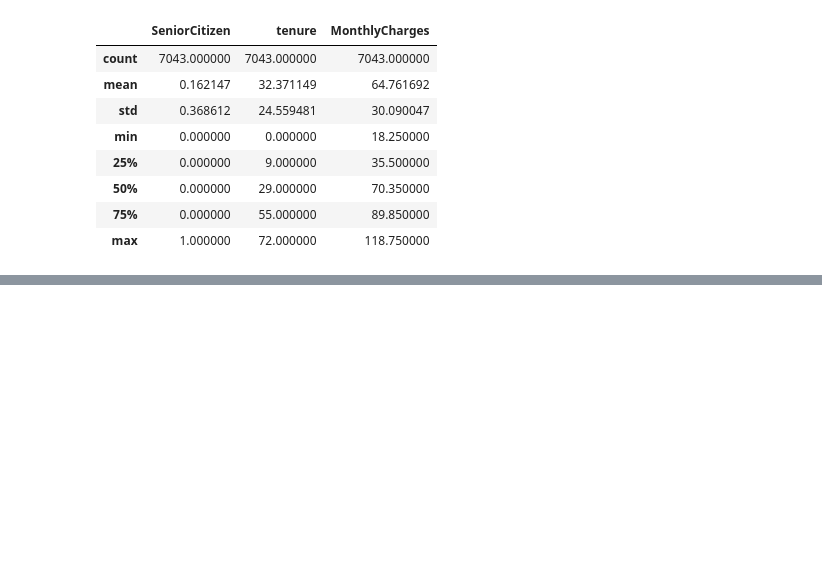
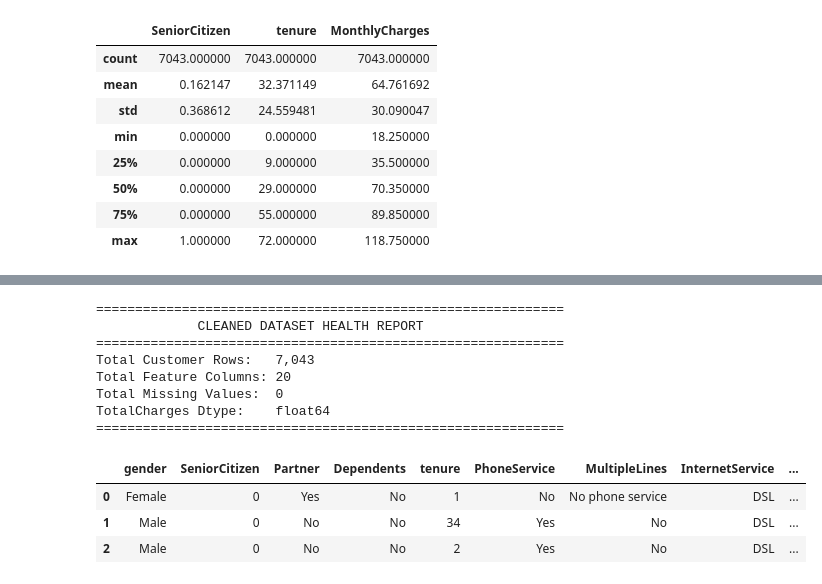
Before and after one commit to AsemaniJoshua/Retention-Analysis-Data-Science-Project, a Jupyter notebook: telco_customer_churn_analysis.ipynb, the cells around one changed output, grey strips where cells are left out. Drawn from its saved outputs; the diff is of its cells as text; code cells hidden in the pictures; blank space fills up the shorter version.

```diff
--- a/telco_customer_churn_analysis.ipynb
+++ b/telco_customer_churn_analysis.ipynb
@@ -282,0 +429,16 @@ In the next section, we will:
+# %%
+# ==============================================================================
+# STEP 2.4: REMOVE 'customerID' FROM OUR DATASET
+# ==============================================================================
+
+# Look at how many columns we have right now
+print(f"[BEFORE] Number of columns: {df.shape[1]}")
+
+# Drop the 'customerID' column.
+# axis=1 means 'drop a vertical column' (axis=0 would mean drop a horizontal row)
+df = df.drop(columns=['customerID'])
+
+# Look at how many columns we have now
+print(f"[AFTER]  Number of columns: {df.shape[1]}")
+print(f"[INFO] New list of columns ({len(df.columns)} total):")
+print(list(df.columns))
@@ -282,0 +458,29 @@ In the next section, we will:
+# %%
+# ==============================================================================
+# STEP 2.5: DATA INTEGRITY & SANITY CHECK
+# ==============================================================================
+
+print("="*60)
+print("             CLEANED DATASET HEALTH REPORT             ")
+print("="*60)
+print(f"Total Customer Rows:   {df.shape[0]:,}")
+print(f"Total Feature Columns: {df.shape[1]}")
+print(f"Total Missing Values:  {df.isnull().sum().sum()}")
+print(f"TotalCharges Dtype:    {df['TotalCharges'].dtype}")
+print("="*60)
+
+# Display the first 3 rows of our clean, polished dataframe!
+df.head(3)
+# %% [output]
+============================================================
+             CLEANED DATASET HEALTH REPORT
+============================================================
+Total Customer Rows:   7,043
+Total Feature Columns: 20
+Total Missing Values:  0
+TotalCharges Dtype:    float64
+============================================================
+|  | gender | SeniorCitizen | Partner | Dependents | tenure | PhoneService | MultipleLines | InternetService | ... |
+| 0 | Female | 0 | Yes | No | 1 | No | No phone service | DSL | ... |
+| 1 | Male | 0 | No | No | 34 | Yes | No | DSL | ... |
+| 2 | Male | 0 | No | No | 2 | Yes | No | DSL | ... |
```
Also changed, not shown: parts of 15 cells of this notebook, 1 other file.
